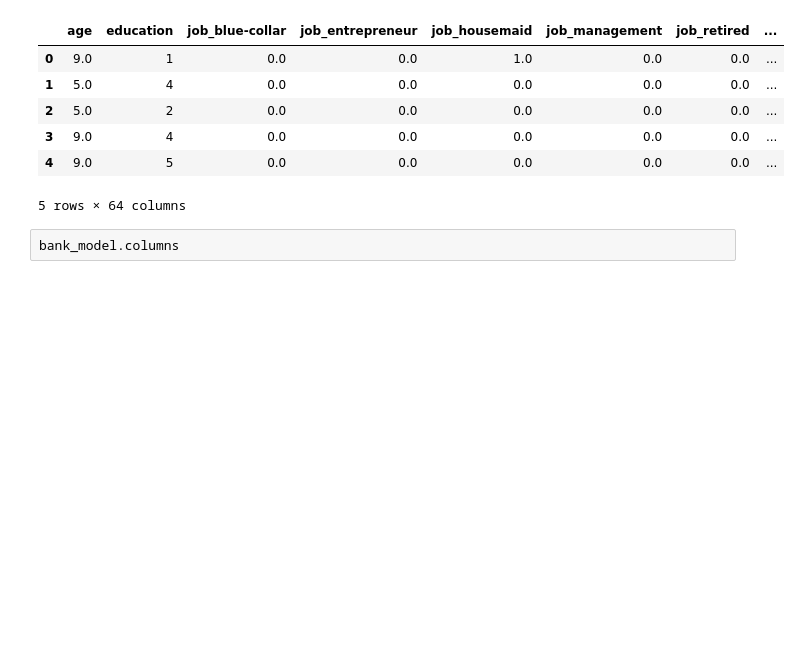
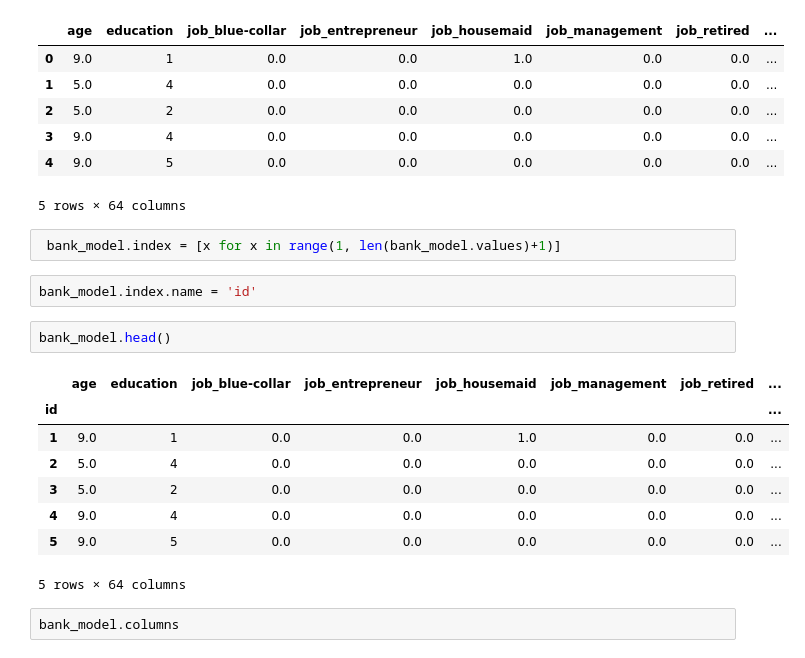
Before and after one commit to kanchanrenu/Bank_propensity_model, a Jupyter notebook: clean_bank_data.ipynb, the cells around one changed output. Cells and saved outputs as stored; diff of their text form; blank space fills up the shorter version.

```diff
--- a/clean_bank_data.ipynb
+++ b/clean_bank_data.ipynb
@@ -32,6 +32,21 @@ bank_model.head()
 | 3 | 9.0 | 4 | 0.0 | 0.0 | 0.0 | 0.0 | 0.0 | ... |
 | 4 | 9.0 | 5 | 0.0 | 0.0 | 0.0 | 0.0 | 0.0 | ... |
 5 rows × 64 columns
+# %%
+ bank_model.index = [x for x in range(1, len(bank_model.values)+1)]
+# %%
+bank_model.index.name = 'id'
+# %%
+bank_model.head()
+# %% [output]
+|  | age | education | job_blue-collar | job_entrepreneur | job_housemaid | job_management | job_retired | ... |
+| id |  |  |  |  |  |  |  | ... |
+| 1 | 9.0 | 1 | 0.0 | 0.0 | 1.0 | 0.0 | 0.0 | ... |
+| 2 | 5.0 | 4 | 0.0 | 0.0 | 0.0 | 0.0 | 0.0 | ... |
+| 3 | 5.0 | 2 | 0.0 | 0.0 | 0.0 | 0.0 | 0.0 | ... |
+| 4 | 9.0 | 4 | 0.0 | 0.0 | 0.0 | 0.0 | 0.0 | ... |
+| 5 | 9.0 | 5 | 0.0 | 0.0 | 0.0 | 0.0 | 0.0 | ... |
+5 rows × 64 columns
 # %%
 bank_model.columns
 # %% [output]
```
Also changed, not shown: parts of 67 cells of this notebook.
